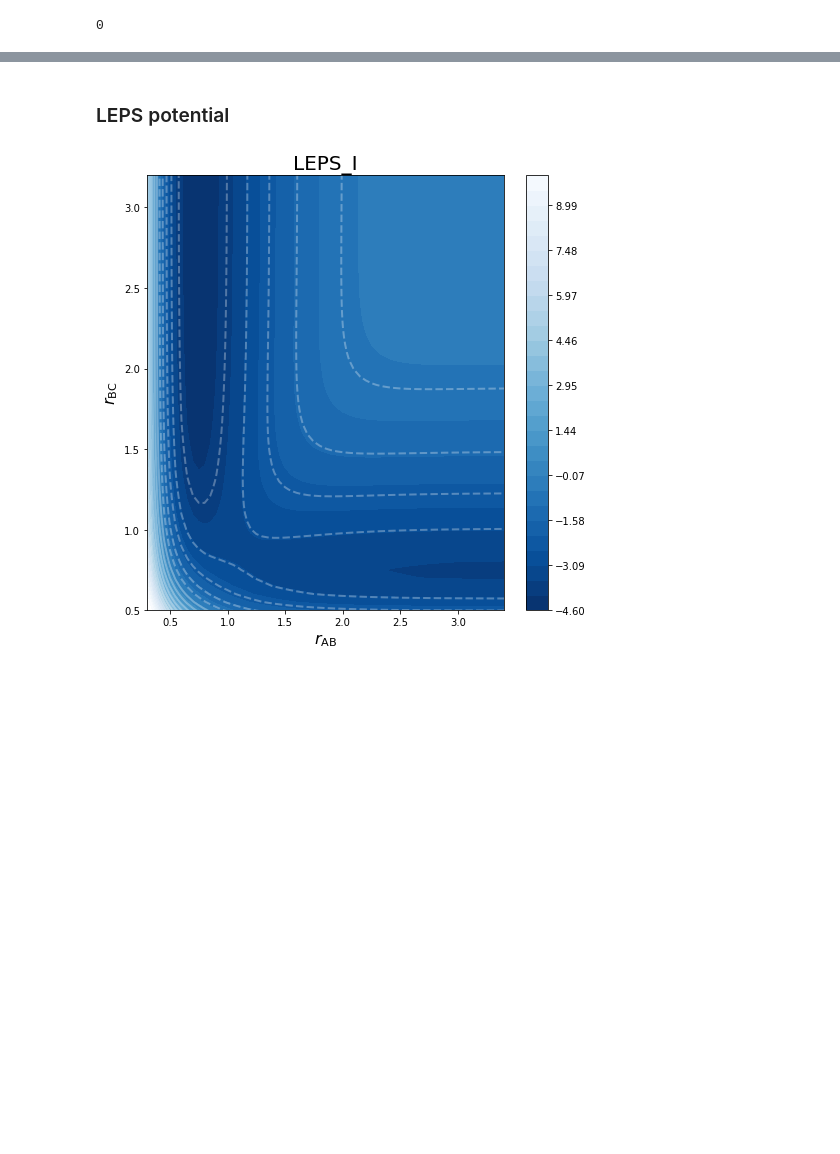
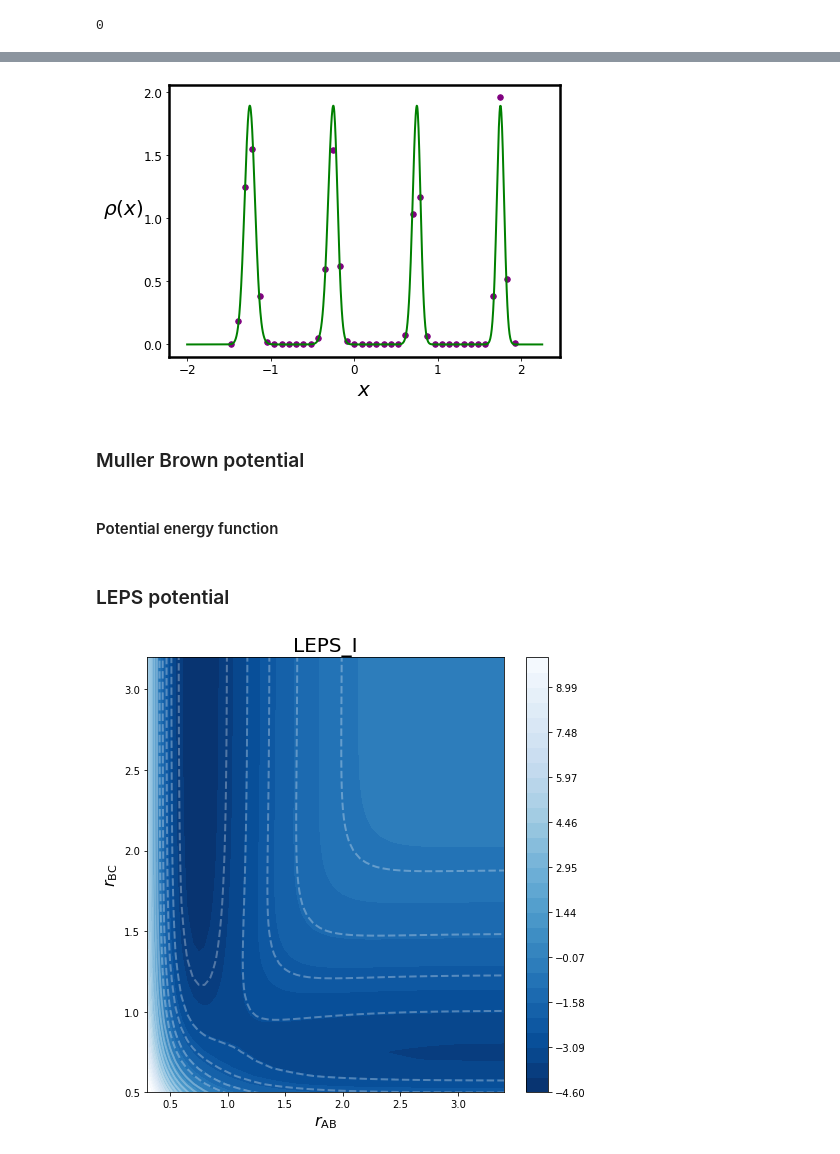
Before and after one commit to shaunak-badani/RENS, a Jupyter notebook: 1D_notebooks/All_figures_of_paper.ipynb, the cells around one changed output, grey strips where cells are left out. Saved outputs shown, nothing was run; the diff lists cells and outputs as text; code cells hidden in the pictures; blank space fills up the shorter version.

```diff
--- a/1D_notebooks/All_figures_of_paper.ipynb
+++ b/1D_notebooks/All_figures_of_paper.ipynb
@@ -11,3 +122,32 @@ os.system('mkdir -p {}'.format(images_path))
+# %%
+# all_positions = []
+# for i in range(14):
+#     all_positions.append(np.loadtxt(os.path.join(file_loc_oned, 'langevin_rens_{}/0'.format(i), 'p.txt')))
+pos_oned = np.loadtxt(os.path.join(file_loc_oned, 'langevin_rens_0/0'.format(i), 'p.txt'))
+# %%
+ind = (pos_oned[:, -1] == 0)
+pos_values = pos_oned[ind, 1:-1]
+# %%
+fig, ax = plt.subplots(figsize = (7, 5))
+p_oned_rens, be_oned_rens = np.histogram(pos_values[:, 0], bins = 40, density = True)
+coords_oned = 0.5 * (be_oned_rens[1:] + be_oned_rens[:-1])
+
+plt.plot(oned_range, expected_oned, color = 'green', lw = 2)
+plt.scatter(coords_oned, p_oned_rens, color = 'purple', s = 30)
+
+_ = [i.set_linewidth(2.5) for i in ax.spines.values()]
+_ = plt.xlabel(r'$x$', fontsize = 20)
+_ = plt.ylabel(r'$\rho(x)$', fontsize = 20, labelpad = 20)
+plt.yticks(np.arange(0, 2.5, 0.5), fontsize = 12)
+plt.xticks(fontsize = 12)
+
+_.set_rotation(0)
+# %% [output]
+[figure, added]
+# %% [markdown]
+### Muller Brown potential
+# %% [markdown]
+#### Potential energy function
 # %% [markdown]
 ### LEPS potential
 # %%
```
Also changed, not shown: parts of 17 cells of this notebook.
